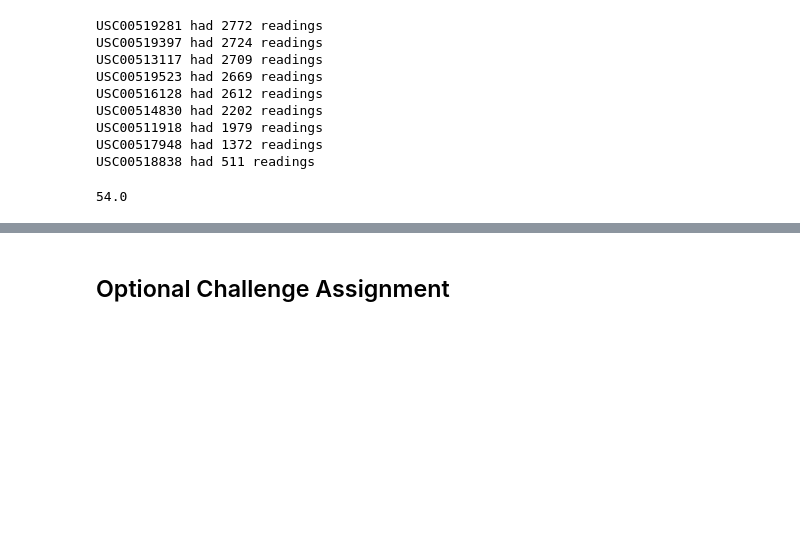
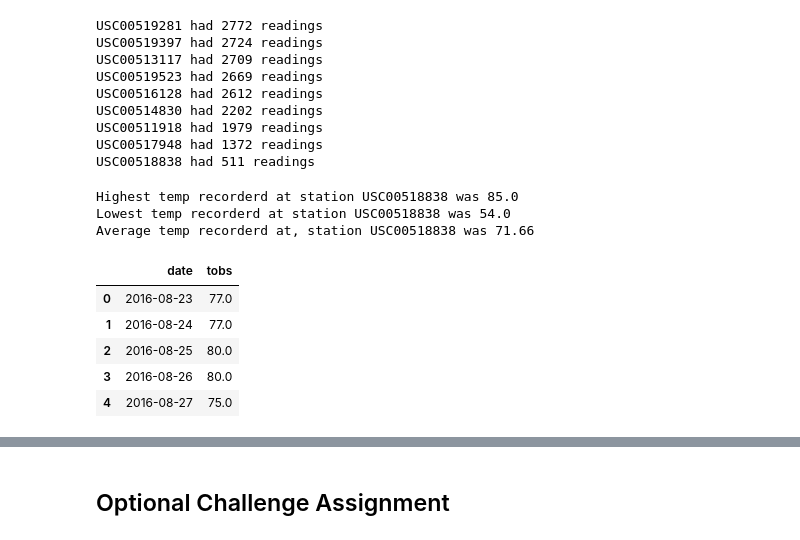
Before and after one commit to discomax/10-Adv_Data_Storage-Retrieval, a Jupyter notebook: climate_starter.ipynb, the cells around one changed output, grey strips where cells are left out. Saved outputs shown, nothing was run; the diff lists cells and outputs as text; code cells hidden in the pictures; blank space fills up the shorter version.

```diff
--- a/climate_starter.ipynb
+++ b/climate_starter.ipynb
@@ -152,17 +152,41 @@ USC00518838 had 511 readings
 # %%
 # Using the station id from the previous query, calculate the lowest temperature recorded,
 # highest temperature recorded, and average temperature most active station?
-station_activity
+# station_activity
 most_active_station = session.query(Measurement.station, Measurement.tobs).\
     filter(Measurement.station=="USC00519281").all()
 most_active_sorted = sorted(most_active_station, reverse=True)
 
 highest_temp = most_active_sorted[0][1]
+
 lowest_temp = most_active_sorted[len(most_active_sorted)-1][1]
-average_temp =
+
+average_temp = round(sum(x[1] for x in most_active_sorted)/len(most_active_sorted), 2)
+
+print("Highest temp recorderd at station", station, "was", highest_temp)
+print("Lowest temp recorderd at station", station, "was", lowest_temp)
+print("Average temp recorderd at, station", station, "was", average_temp)
 # %% [output]
-54.0
+Highest temp recorderd at station USC00518838 was 85.0
+Lowest temp recorderd at station USC00518838 was 54.0
+Average temp recorderd at, station USC00518838 was 71.66
 # %%
 # Choose the station with the highest number of temperature observations.
 # Query the last 12 months of temperature observation data for this station and plot the results as a histogram
-most_active_station = session.query(Measurement.id, Measurement.tobs)
+
+# use previously created dates for query
+temp_data = session.query(Measurement.date, Measurement.tobs).\
+    filter(Measurement.station=="USC00519281").\
+    filter(Measurement.date >= year_earlier).order_by(Measurement.date).all()
+temp_data
+
+# Save the query results as a Pandas DataFrame
+temp_data_df = pd.DataFrame(temp_data)
+temp_data_df.head(5)
+# %% [output]
+|  | date | tobs |
+| 0 | 2016-08-23 | 77.0 |
+| 1 | 2016-08-24 | 77.0 |
+| 2 | 2016-08-25 | 80.0 |
+| 3 | 2016-08-26 | 80.0 |
+| 4 | 2016-08-27 | 75.0 |
```
Also changed, not shown: parts of 6 cells of this notebook.
